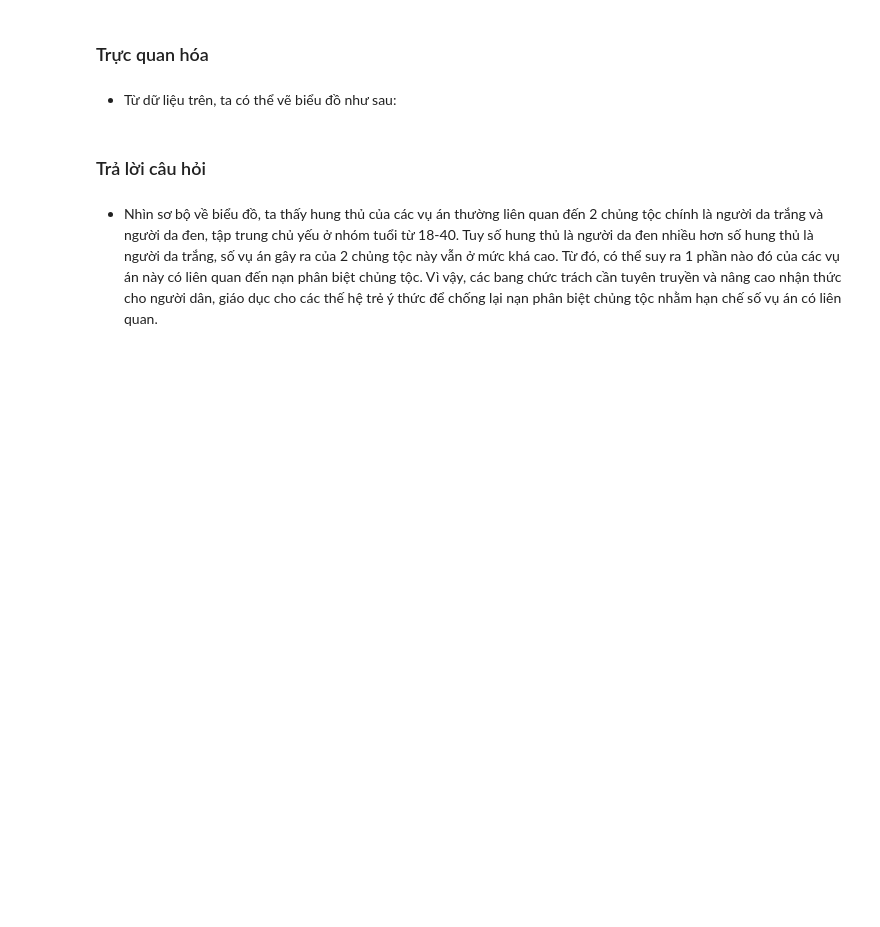
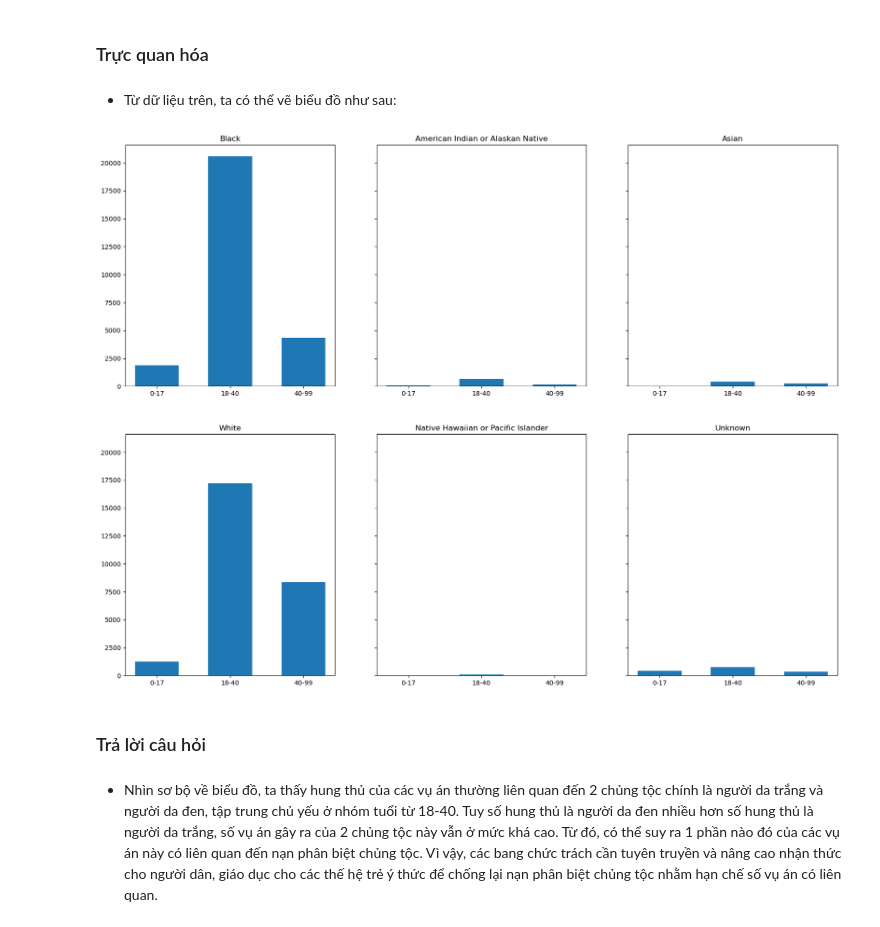
Before and after one commit to SangPhan852/P4DS_Project, a Jupyter notebook: 20127288_20127613.ipynb, the cells around one changed output. Cells and saved outputs as stored; diff of their text form; code cells hidden in the pictures; blank space fills up the shorter version.

```diff
--- a/20127288_20127613.ipynb
+++ b/20127288_20127613.ipynb
@@ -822,35 +1021,31 @@ count
 # %%
 fig, axs = plt.subplots(2, 3, figsize = (20, 15),  sharey=True)
 
 Race_1 = count[count['OffRace'] == 'Black']
 axs[0,0].set_title('Black')
-axs[0,0].bar([0, 0.5, 1], Race_1['Count'], width = 0.4)
-axs[0,0].set_xticks([0, 0.5, 1], Race_1['GroupAge'])
+axs[0,0].bar(Race_1['GroupAge'], Race_1['Count'], width = 0.6)
 
 Race_2 = count[count['OffRace'] == 'American Indian or Alaskan Native']
 axs[0,1].set_title('American Indian or Alaskan Native')
-axs[0,1].bar([0, 0.5, 1], Race_2['Count'], width = 0.4)
-axs[0,1].set_xticks([0, 0.5, 1], Race_2['GroupAge'])
+axs[0,1].bar(Race_2['GroupAge'], Race_2['Count'], width = 0.6)
 
 Race_3 = count[count['OffRace'] == 'Asian']
 axs[0,2].set_title('Asian')
-axs[0,2].bar([0, 0.5, 1], Race_3['Count'], width = 0.4)
-axs[0,2].set_xticks([0, 0.5, 1], Race_3['GroupAge'])
+axs[0,2].bar(Race_3['GroupAge'], Race_3['Count'], width = 0.6)
 
 Race_4 = count[count['OffRace'] == 'White']
 axs[1,0].set_title('White')
-axs[1,0].bar([0, 0.5, 1], Race_4['Count'], width = 0.4)
-axs[1,0].set_xticks([0, 0.5, 1], Race_4['GroupAge'])
+axs[1,0].bar(Race_4['GroupAge'], Race_4['Count'], width = 0.6)
 
 Race_5 = count[count['OffRace'] == 'Native Hawaiian or Pacific Islander']
 axs[1,1].set_title('Native Hawaiian or Pacific Islander')
-axs[1,1].bar([0, 0.5, 1], Race_5['Count'], width = 0.4)
-axs[1,1].set_xticks([0, 0.5, 1], Race_5['GroupAge'])
+axs[1,1].bar(Race_5['GroupAge'], Race_5['Count'], width = 0.6)
 
 Race_6 = count[count['OffRace'] == 'Unknown']
 axs[1,2].set_title('Unknown')
-axs[1,2].bar([0, 0.5, 1], Race_6['Count'], width = 0.4)
-axs[1,2].set_xticks([0, 0.5, 1], Race_6['GroupAge']);
+axs[1,2].bar(Race_6['GroupAge'], Race_6['Count'], width = 0.6);
+# %% [output]
+[figure, added]
 # %% [markdown]
 ### Trả lời câu hỏi
 # %% [markdown]
```
Also changed, not shown: parts of 19 cells of this notebook, 2 other files.
